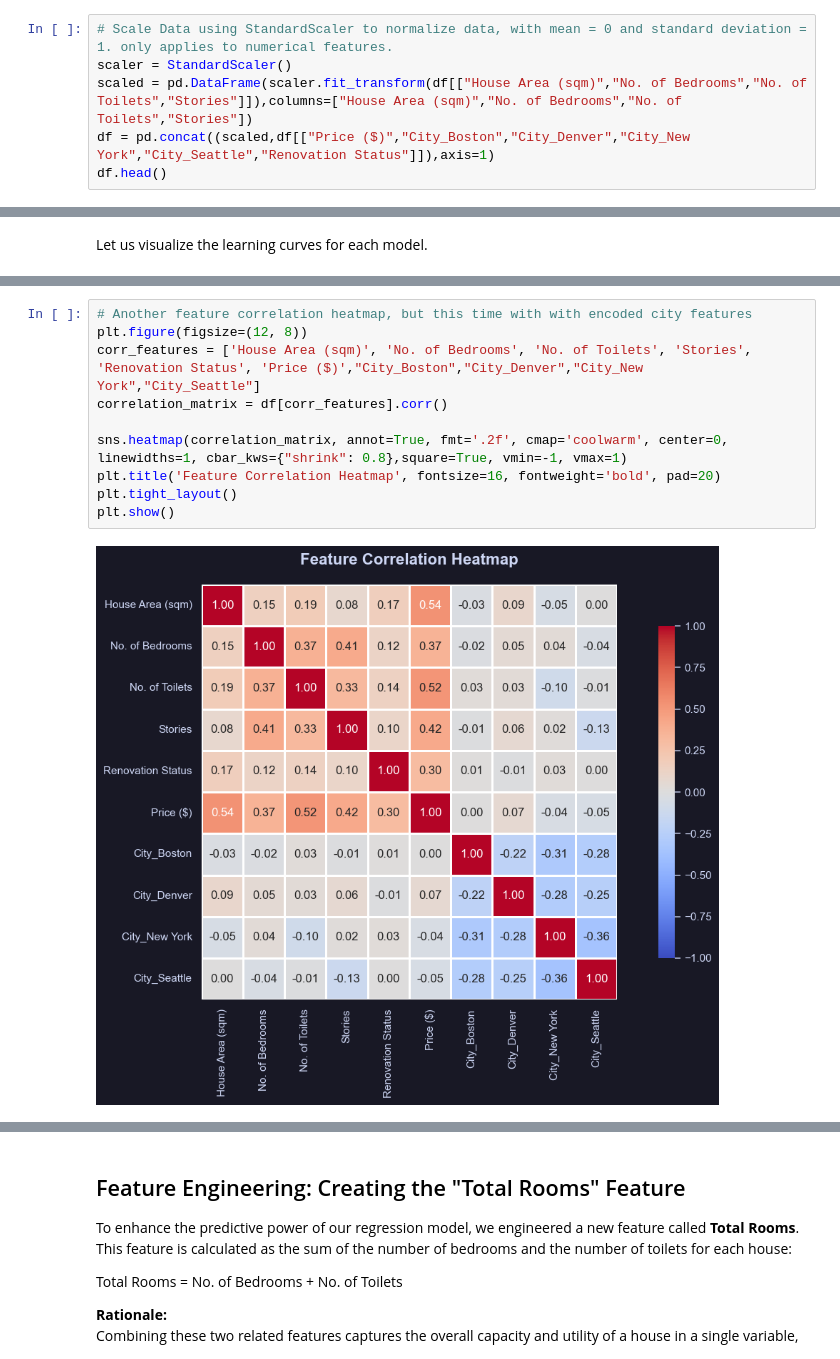
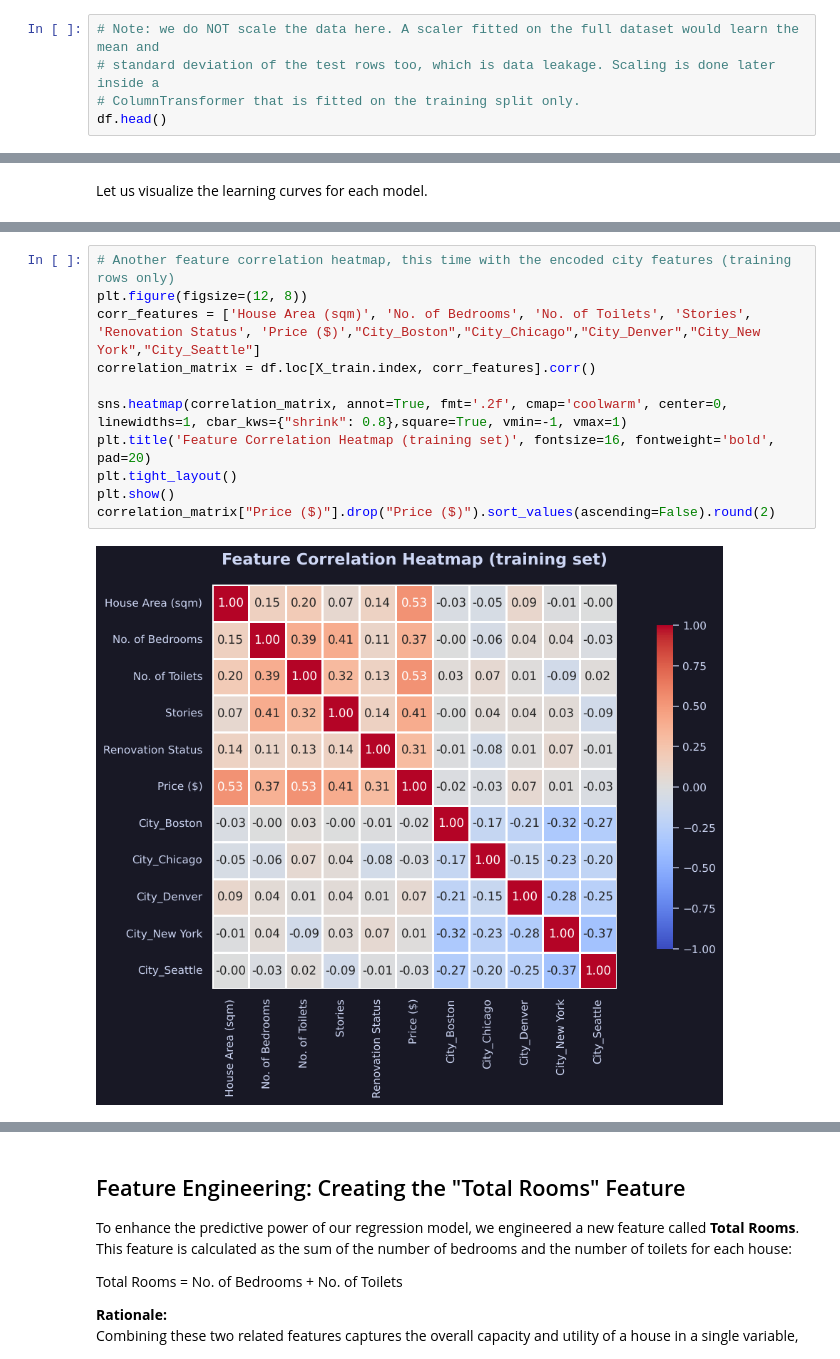
Before and after one commit to pufferfish3e/supervised-learning, a Jupyter notebook: Regression.ipynb, the cells around one changed output, grey strips where cells are left out. Cells and saved outputs as stored; diff of their text form.

```diff
--- a/Regression.ipynb
+++ b/Regression.ipynb
@@ -596,9 +595,8 @@ Our target variable is **Price ($)**, and our features include:
 
 Let's begin by preparing our data for model training.
 # %%
-# Scale Data using StandardScaler to normalize data, with mean = 0 and standard deviation = 1. only applies to numerical features.
-scaler = StandardScaler()
-scaled = pd.DataFrame(scaler.fit_transform(df[["House Area (sqm)","No. of Bedrooms","No. of Toilets","Stories"]]),columns=["House Area (sqm)","No. of Bedrooms","No. of Toilets","Stories"])
-df = pd.concat((scaled,df[["Price ($)","City_Boston","City_Denver","City_New York","City_Seattle","Renovation Status"]]),axis=1)
+# Note: we do NOT scale the data here. A scaler fitted on the full dataset would learn the mean and
+# standard deviation of the test rows too, which is data leakage. Scaling is done later inside a
+# ColumnTransformer that is fitted on the training split only.
 df.head()
 # %% [output]
@@ -827,12 +795,13 @@ df.head()
 # %%
-# Another feature correlation heatmap, but this time with with encoded city features
+# Another feature correlation heatmap, this time with the encoded city features (training rows only)
 plt.figure(figsize=(12, 8))
-corr_features = ['House Area (sqm)', 'No. of Bedrooms', 'No. of Toilets', 'Stories', 'Renovation Status', 'Price ($)',"City_Boston","City_Denver","City_New York","City_Seattle"]
-correlation_matrix = df[corr_features].corr()
+corr_features = ['House Area (sqm)', 'No. of Bedrooms', 'No. of Toilets', 'Stories', 'Renovation Status', 'Price ($)',"City_Boston","City_Chicago","City_Denver","City_New York","City_Seattle"]
+correlation_matrix = df.loc[X_train.index, corr_features].corr()
 
 sns.heatmap(correlation_matrix, annot=True, fmt='.2f', cmap='coolwarm', center=0, linewidths=1, cbar_kws={"shrink": 0.8},square=True, vmin=-1, vmax=1)
-plt.title('Feature Correlation Heatmap', fontsize=16, fontweight='bold', pad=20)
+plt.title('Feature Correlation Heatmap (training set)', fontsize=16, fontweight='bold', pad=20)
 plt.tight_layout()
 plt.show()
+correlation_matrix["Price ($)"].drop("Price ($)").sort_values(ascending=False).round(2)
 # %% [output]
-[figure, old version]
+[figure, new version]
```
Also changed, not shown: parts of 45 cells of this notebook, 1 other file.
